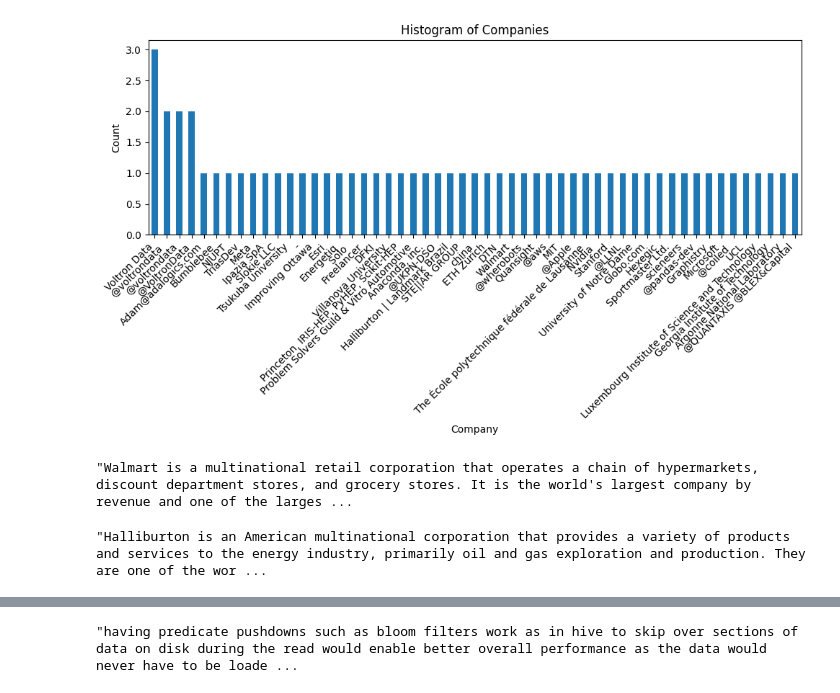
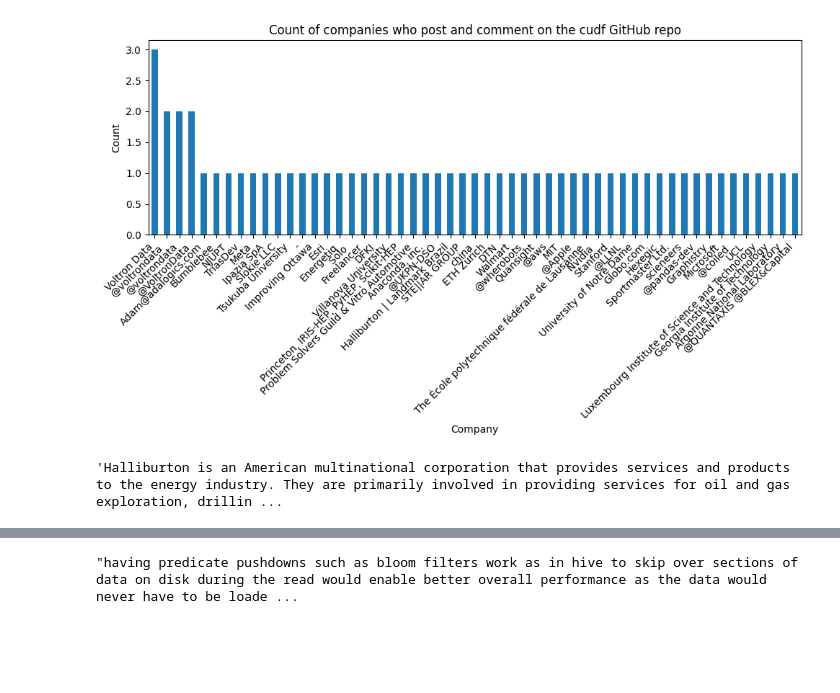
Before and after one commit to raybellwaves/cudf-issue-explorer, a Jupyter notebook: plots.ipynb, the cells around one changed output, grey strips where cells are left out. Saved outputs shown, nothing was run; the diff lists cells and outputs as text; code cells hidden in the pictures; blank space fills up the shorter version.

```diff
--- a/plots.ipynb
+++ b/plots.ipynb
@@ -36,40 +44,21 @@ df_issues
 # %%
-external_users = df[df["is_nvidia_employee"] == False]
+external_users = df_community[df_community["is_nvidia_employee"] == False]
 company_counts = external_users['company'].value_counts()
 
-# Plotting the histogram
-plt.figure(figsize=(10,6))
-company_counts.plot(kind='bar')
-plt.title('Histogram of Companies')
-plt.xlabel('Company')
-plt.ylabel('Count')
-plt.xticks(rotation=45, ha='right')
+fig, ax = plt.subplots(figsize=(10, 6))
+
+company_counts.plot(
+    kind="bar",
+    ax=ax,
+    xlabel="Company",
+    ylabel="Count",
+    title="Count of companies who post and comment on the cudf GitHub repo",
+)
+plt.xticks(rotation=45, ha="right")
 plt.tight_layout()
 # %% [output]
-[figure, old version]
+[figure, new version]
-# %%
-chat_completion = client.chat.completions.create(
-    messages=[
-        {
-            "role": "user",
-            "content": "What type of company is Walmart?",
-        }
-    ],
-    model="gpt-3.5-turbo",
-)
-chat_completion.choices[0].message.content
-# %% [output]
-"Walmart is a multinational retail corporation that operates a chain of hypermarkets, discount department stores, and grocery stores. It is the world's largest company by revenue and one of the larges ...
-# %%
-chat_completion = client.chat.completions.create(
-    messages=[
-        {
-            "role": "user",
-            "content": "What type of company is Halliburton?",
-        }
-    ],
-    model="gpt-3.5-turbo",
-)
-chat_completion.choices[0].message.content
-# %% [output]
-"Halliburton is an American multinational corporation that provides a variety of products and services to the energy industry, primarily oil and gas exploration and production. They are one of the wor ...
+# %%
+chat_response("What type of company is Halliburton?")
+# %% [output]
+'Halliburton is an American multinational corporation that provides services and products to the energy industry. They are primarily involved in providing services for oil and gas exploration, drillin ...
```
Also changed, not shown: parts of 24 cells of this notebook, 10 other files.
